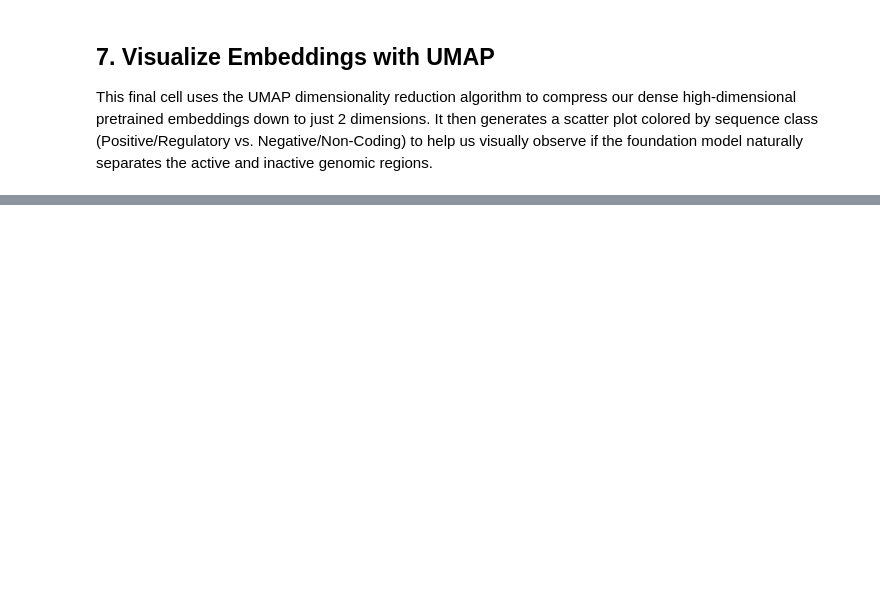
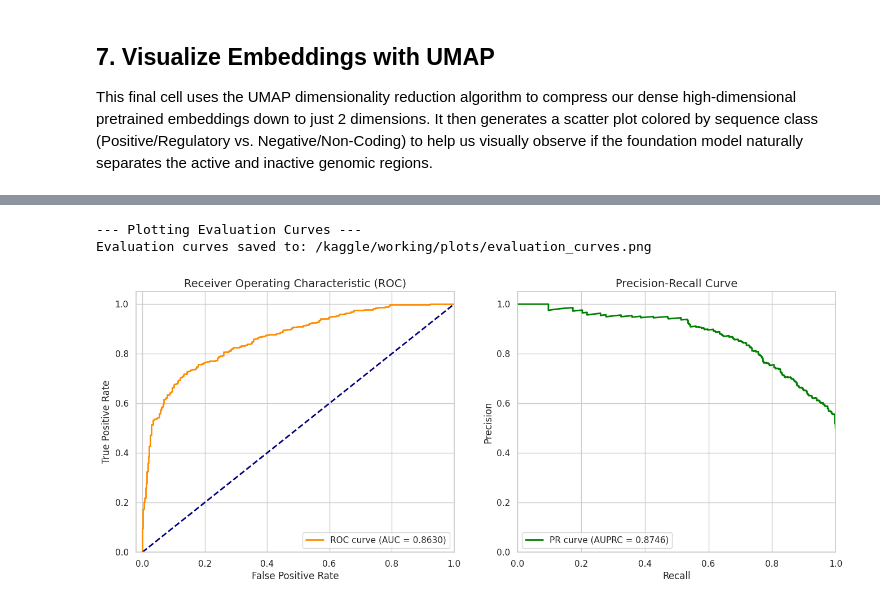
Before and after one commit to PxA-Labs/interpretable-regulatory-genomics, a Jupyter notebook: notebook/phase3_pretrained_embeddings.ipynb, the cells around one changed output, grey strips where cells are left out. Cells and saved outputs as stored; diff of their text form; code cells hidden in the pictures; blank space fills up the shorter version.

```diff
--- a/notebook/phase3_pretrained_embeddings.ipynb
+++ b/notebook/phase3_pretrained_embeddings.ipynb
@@ -290,0 +407,39 @@ plt.show()
+# %%
+print("\n--- Plotting Evaluation Curves ---")
+from sklearn.metrics import roc_curve, precision_recall_curve, auc
+
+fpr, tpr, _ = roc_curve(y_test, probs_lr)
+roc_auc = auc(fpr, tpr)
+
+precision, recall, _ = precision_recall_curve(y_test, probs_lr)
+pr_auc = average_precision_score(y_test, probs_lr)
+
+fig, (ax1, ax2) = plt.subplots(1, 2, figsize=(16, 6))
+
+# ROC Curve
+ax1.plot(fpr, tpr, color="darkorange", lw=2, label=f"ROC curve (AUC = {roc_auc:.4f})")
+ax1.plot([0, 1], [0, 1], color="navy", lw=2, linestyle="--")
+ax1.set_xlim([-0.02, 1.0])
+ax1.set_ylim([0.0, 1.05])
+ax1.set_xlabel("False Positive Rate", fontsize=12)
+ax1.set_ylabel("True Positive Rate", fontsize=12)
+ax1.set_title("Receiver Operating Characteristic (ROC)", fontsize=14)
+ax1.legend(loc="lower right")
+
+# PR Curve
+ax2.plot(recall, precision, color="green", lw=2, label=f"PR curve (AUPRC = {pr_auc:.4f})")
+ax2.set_xlim([0.0, 1.0])
+ax2.set_ylim([0.0, 1.05])
+ax2.set_xlabel("Recall", fontsize=12)
+ax2.set_ylabel("Precision", fontsize=12)
+ax2.set_title("Precision-Recall Curve", fontsize=14)
+ax2.legend(loc="lower left")
+
+curves_path = "/kaggle/working/plots/evaluation_curves.png"
+plt.savefig(curves_path, dpi=300, bbox_inches='tight')
+print(f"Evaluation curves saved to: {curves_path}")
+plt.show()
+# %% [output]
+--- Plotting Evaluation Curves ---
+Evaluation curves saved to: /kaggle/working/plots/evaluation_curves.png
+[figure, added]
```
Also changed, not shown: parts of 13 cells of this notebook, 13 other files.
